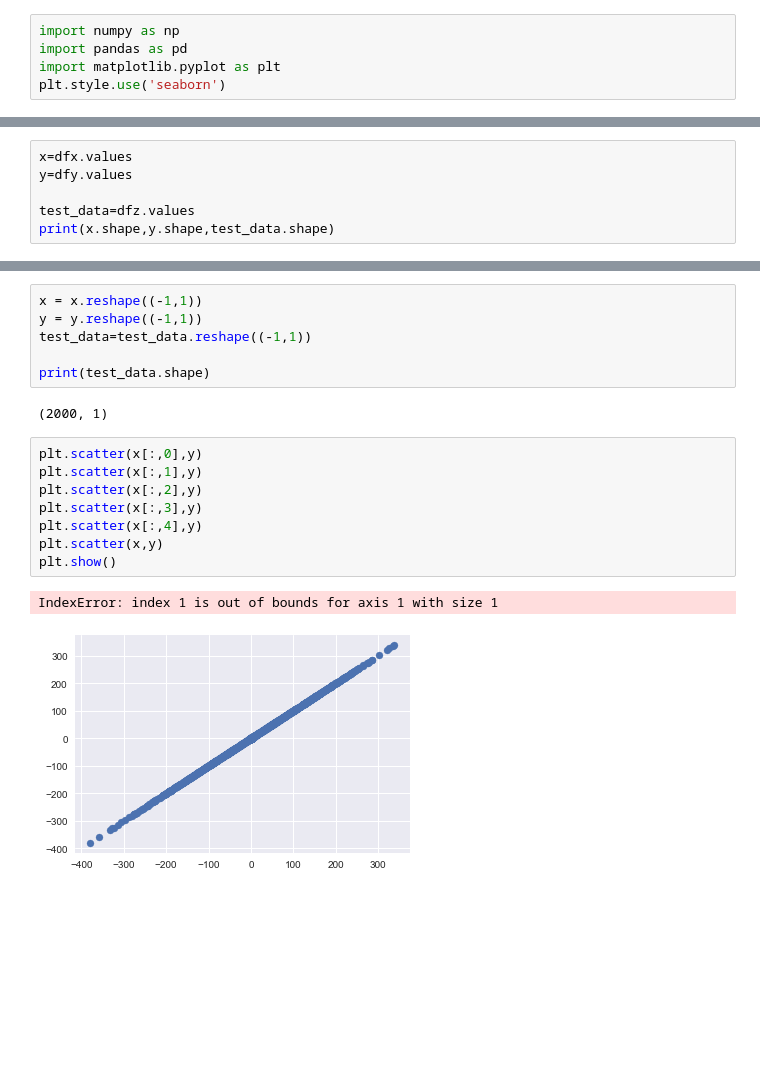
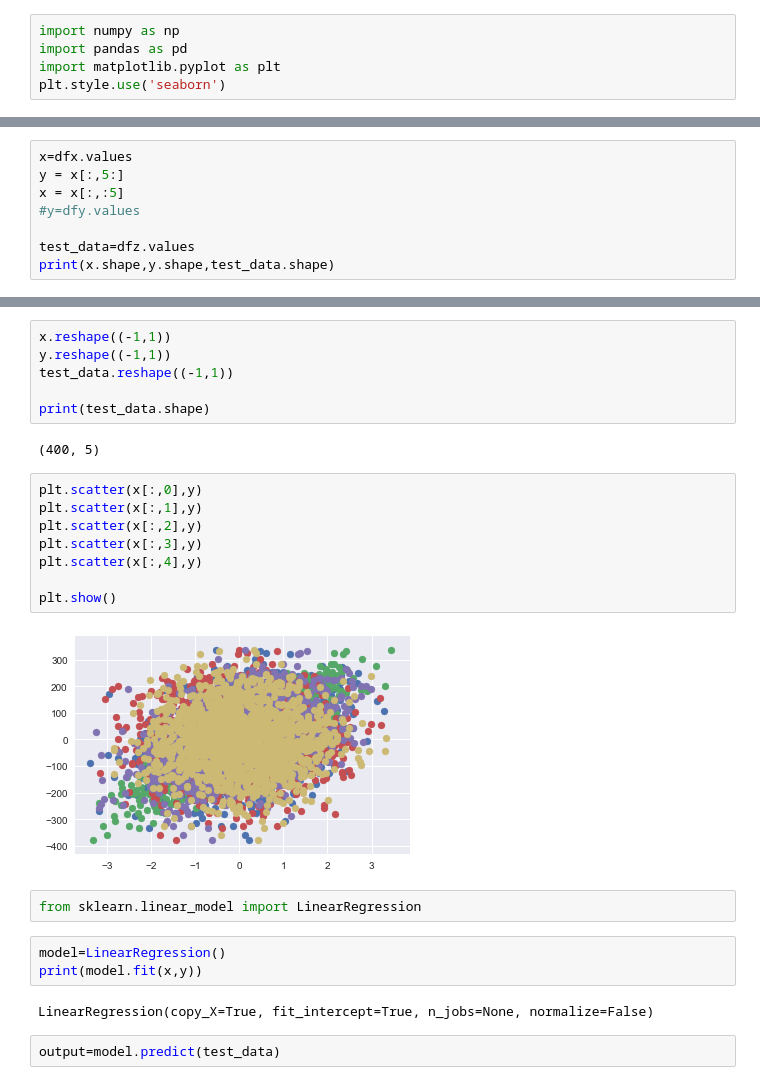
Before and after one commit to Glimpse007/AI-Mafia---Machine-Learning-Projects, a Jupyter notebook: Air Pollution.ipynb, the cells around one changed output, grey strips where cells are left out. Cells and saved outputs as stored; diff of their text form; blank space fills up the shorter version.

```diff
--- a/Air Pollution.ipynb
+++ b/Air Pollution.ipynb
@@ -10,7 +10,9 @@ dfy=pd.read_csv('F:\AI Mafia\Week 2 - Assignments (Linear and Logistic Regressio
 dfz=pd.read_csv('F:\AI Mafia\Week 2 - Assignments (Linear and Logistic Regression)\Linear Regression\Assignment 2\Testing Data\Test.csv')
 # %%
 x=dfx.values
-y=dfy.values
+y = x[:,5:]
+x = x[:,:5]
+#y=dfy.values
 
 test_data=dfz.values
 print(x.shape,y.shape,test_data.shape)
@@ -19,19 +25,27 @@ print(x.shape,y.shape,test_data.shape)
 # %%
-x = x.reshape((-1,1))
-y = y.reshape((-1,1))
-test_data=test_data.reshape((-1,1))
+x.reshape((-1,1))
+y.reshape((-1,1))
+test_data.reshape((-1,1))
 
 print(test_data.shape)
 # %% [output]
-(2000, 1)
+(400, 5)
 # %%
 plt.scatter(x[:,0],y)
 plt.scatter(x[:,1],y)
 plt.scatter(x[:,2],y)
 plt.scatter(x[:,3],y)
 plt.scatter(x[:,4],y)
-plt.scatter(x,y)
+
 plt.show()
 # %% [output]
-IndexError: index 1 is out of bounds for axis 1 with size 1
-[figure, old version]
+[figure, new version]
+# %%
+from sklearn.linear_model import LinearRegression
+# %%
+model=LinearRegression()
+print(model.fit(x,y))
+# %% [output]
+LinearRegression(copy_X=True, fit_intercept=True, n_jobs=None, normalize=False)
+# %%
+output=model.predict(test_data)
```
Also changed, not shown: parts of 6 cells of this notebook.
